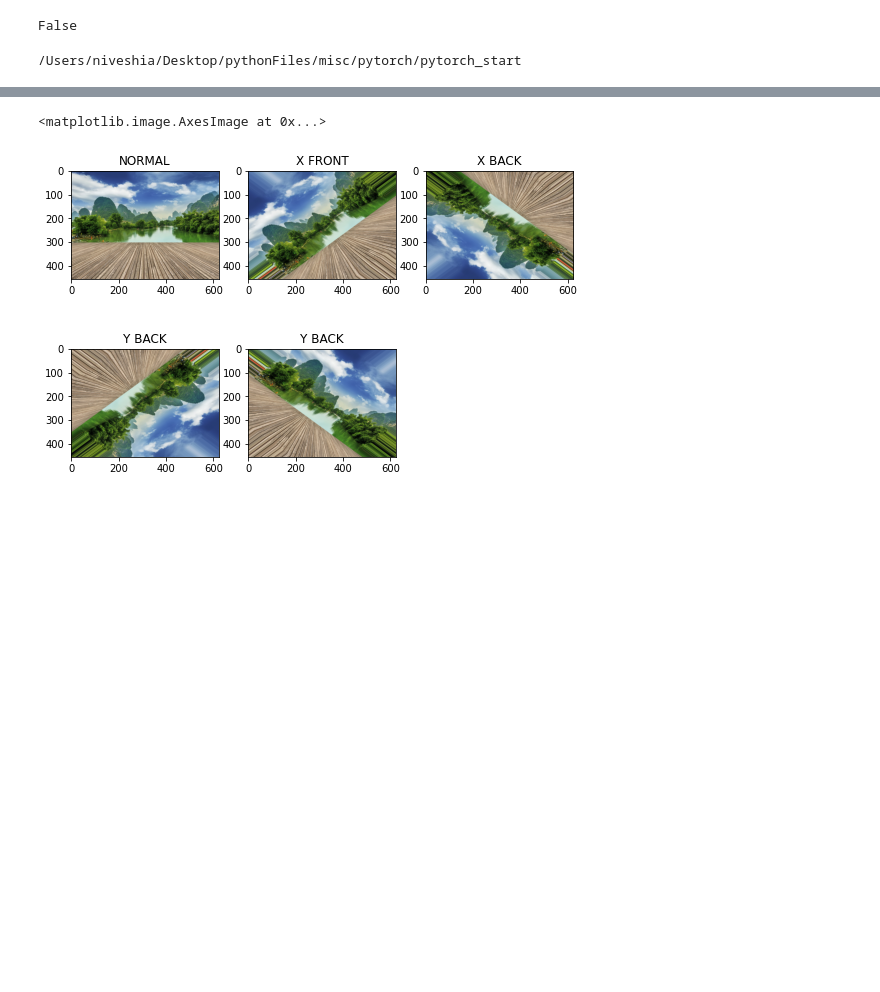
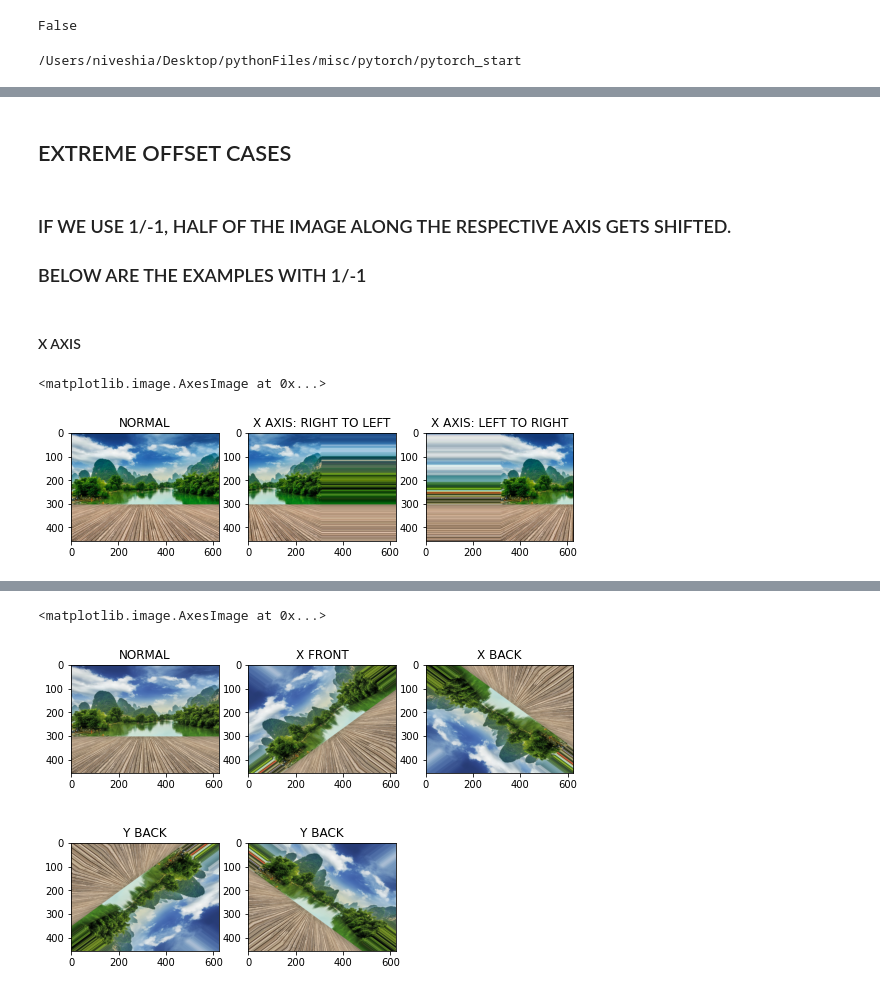
Before and after one commit to adhish9899/pytorch_start, a Jupyter notebook: affline_transformation_example.ipynb, the cells around one changed output, grey strips where cells are left out. Drawn from its saved outputs; the diff is of its cells as text; code cells hidden in the pictures; blank space fills up the shorter version.

Commit message:
adding examples and explanation

```diff
--- a/affline_transformation_example.ipynb
+++ b/affline_transformation_example.ipynb
@@ -129,0 +129,28 @@ plt.imshow(offset(i=[[1,-0.3]]))
+# %% [markdown]
+## EXTREME OFFSET CASES
+# %% [markdown]
+### IF WE USE 1/-1, HALF OF THE IMAGE ALONG THE RESPECTIVE AXIS GETS SHIFTED.
+### BELOW ARE THE EXAMPLES WITH 1/-1
+# %% [markdown]
+#### X AXIS
+# %%
+ax = []
+fig = plt.figure(figsize=(9, 6))
+
+columns = 3
+rows = 1
+
+ax.append( fig.add_subplot(rows, columns, 1))
+ax[-1].set_title("NORMAL")  # set title
+plt.imshow(offset(i=[]))
+
+ax.append( fig.add_subplot(rows, columns, 2))
+ax[-1].set_title("X AXIS: RIGHT TO LEFT")  # set title
+plt.imshow(offset(i=[[0,1]]))
+
+ax.append( fig.add_subplot(rows, columns, 3))
+ax[-1].set_title("X AXIS: LEFT TO RIGHT")  # set title
+plt.imshow(offset(i=[[0,-1]]))
+# %% [output]
+<matplotlib.image.AxesImage at 0x...>
+[figure, added]
```
Also changed, not shown: parts of 20 cells of this notebook.
